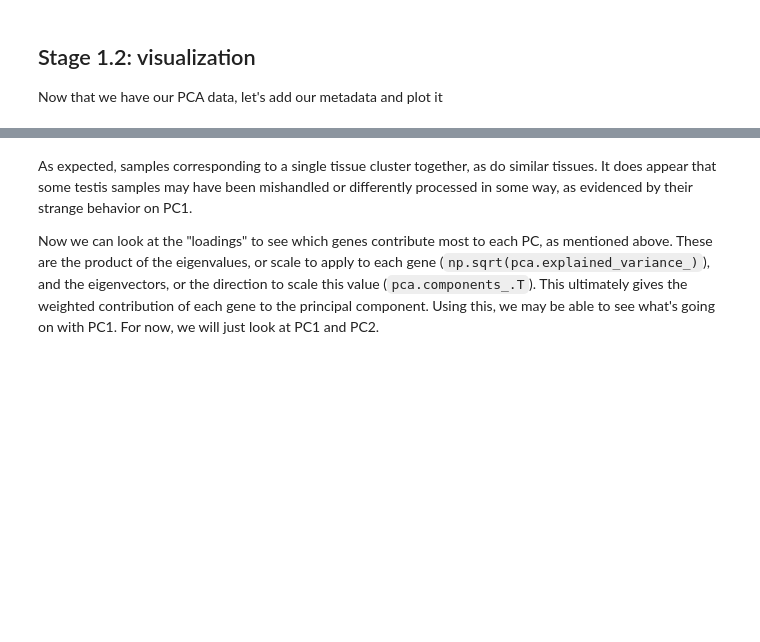
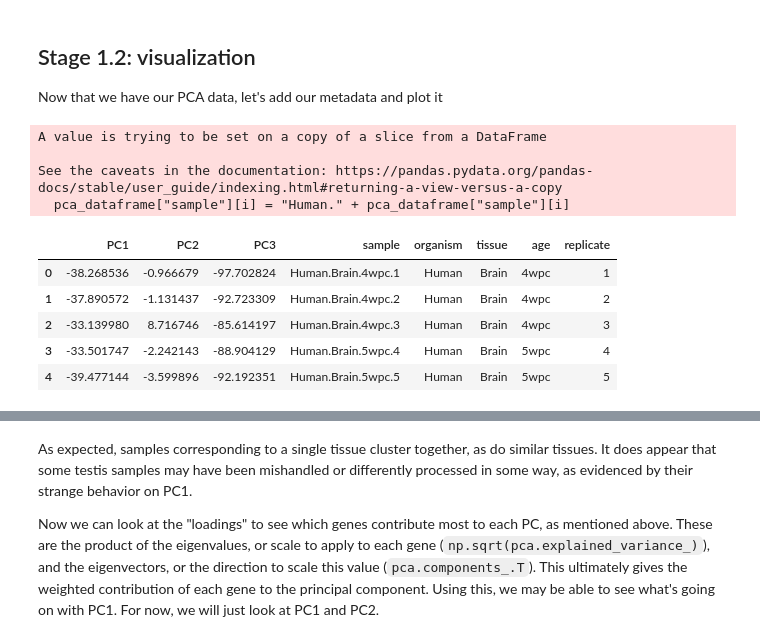
Before and after one commit to morimotolab/systems_class, a Jupyter notebook: 03_optional_visualization_exercises.ipynb, the cells around one changed output, grey strips where cells are left out. Cells and saved outputs as stored; diff of their text form; code cells hidden in the pictures; blank space fills up the shorter version.

```diff
--- a/03_optional_visualization_exercises.ipynb
+++ b/03_optional_visualization_exercises.ipynb
@@ -33,7 +33,7 @@ import re
 import numpy as np
 # %%
 # import expression data
-counts = pd.read_csv("/Users/tstoeger/Box/chaperome_student_course/2020/material/Human.RPKM.txt",
+counts = pd.read_csv("C://Users/rogan/Downloads/chaperome_student_course/chaperome_student_course/2020/material/Human.RPKM.txt",
                     sep = " ") # <- adapt code here
 # %% [markdown]
 You will note that the gene identifiers are in ensembl format. The benefit of this is that these gene IDs will **never** change, whereas common gene names are highly variable and follow no clear convention. For the purposes of presenting data, however, most will prefer common gene names. For this exercise, we will substitute them.
@@ -44,6 +52,6 @@ counts.head()
 # %%
 # Conversion
 # import conversion table
-gene_conversions = pd.read_csv("/Users/tstoeger/Box/chaperome_student_course/2020/material/human_gene_name_conversions.csv") # <- adapt code here
+gene_conversions = pd.read_csv("C://Users/rogan/Downloads/chaperome_student_course/chaperome_student_course/2020/material/human_gene_name_conversions.csv") # <- adapt code here
 name_conversions = gene_conversions[["ensembl_gene_id", "external_gene_name"]]
 name_conversions.head()
@@ -98,18 +145,29 @@ Now that we have our PCA data, let's add our metadata and plot it
 # %%
 #add metadata
 
 pca_dataframe["sample"] = counts_for_pca.index
 #make sample names match larger dataset (which includes a species prefix)
 #this will not be necessary for the complete dataset
 for i in range(pca_dataframe["sample"].size):
     pca_dataframe["sample"][i] = "Human." + pca_dataframe["sample"][i]
 
-md = pd.read_csv("/Users/tstoeger/Box/chaperome_student_course/2020/material/Kaessman_sample_metadata.csv") # <- adapt code here
+md = pd.read_csv("C://Users/rogan/Downloads/chaperome_student_course/chaperome_student_course/2020/material/Kaessman_sample_metadata.csv") # <- adapt code here
 pca_dataframe = pd.merge(pca_dataframe,
                         md,
                         on = "sample",
                         how = "inner")
 pca_dataframe.head()
+# %% [output]
+A value is trying to be set on a copy of a slice from a DataFrame
+
+See the caveats in the documentation: https://pandas.pydata.org/pandas-docs/stable/user_guide/indexing.html#returning-a-view-versus-a-copy
+  pca_dataframe["sample"][i] = "Human." + pca_dataframe["sample"][i]
+|  | PC1 | PC2 | PC3 | sample | organism | tissue | age | replicate |
+| 0 | -38.268536 | -0.966679 | -97.702824 | Human.Brain.4wpc.1 | Human | Brain | 4wpc | 1 |
+| 1 | -37.890572 | -1.131437 | -92.723309 | Human.Brain.4wpc.2 | Human | Brain | 4wpc | 2 |
+| 2 | -33.139980 | 8.716746 | -85.614197 | Human.Brain.4wpc.3 | Human | Brain | 4wpc | 3 |
+| 3 | -33.501747 | -2.242143 | -88.904129 | Human.Brain.5wpc.4 | Human | Brain | 5wpc | 4 |
+| 4 | -39.477144 | -3.599896 | -92.192351 | Human.Brain.5wpc.5 | Human | Brain | 5wpc | 5 |
 # %%
 # plot scatter
 sns.scatterplot(data = pca_dataframe,
```
Also changed, not shown: parts of 12 cells of this notebook, 2 other files.
